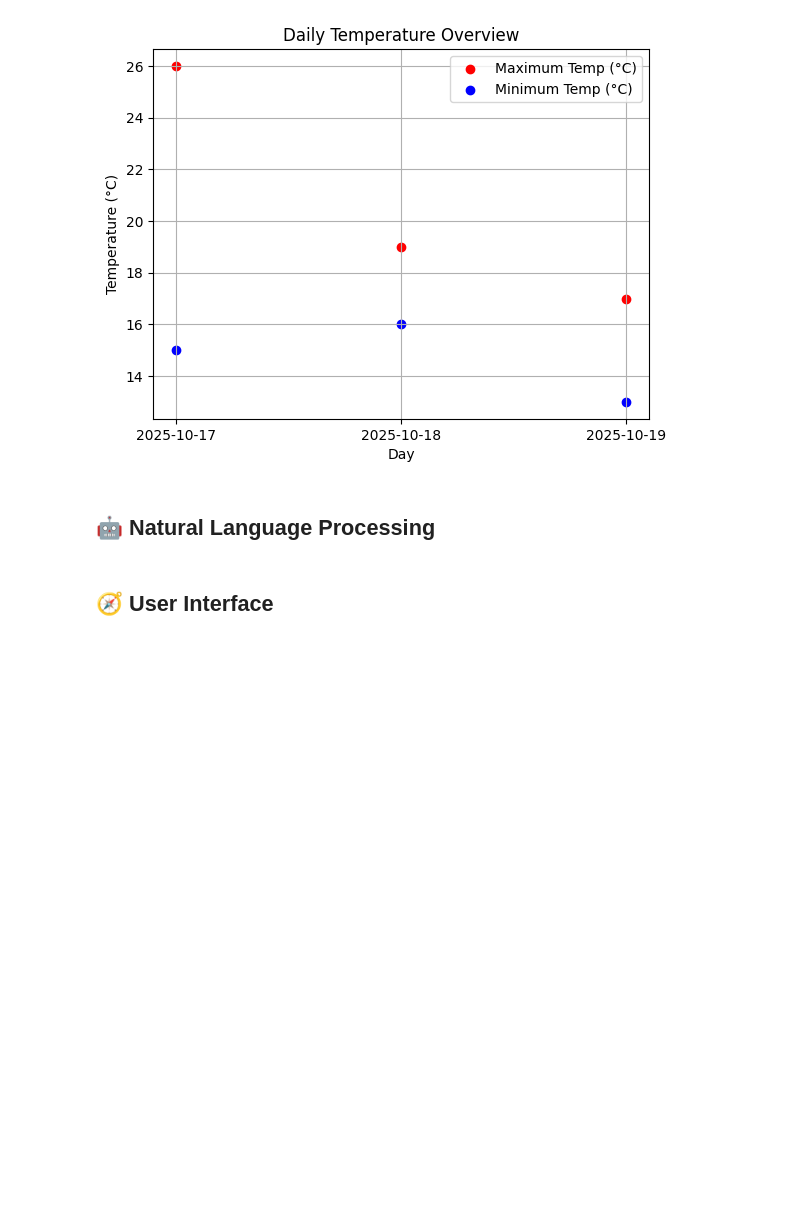
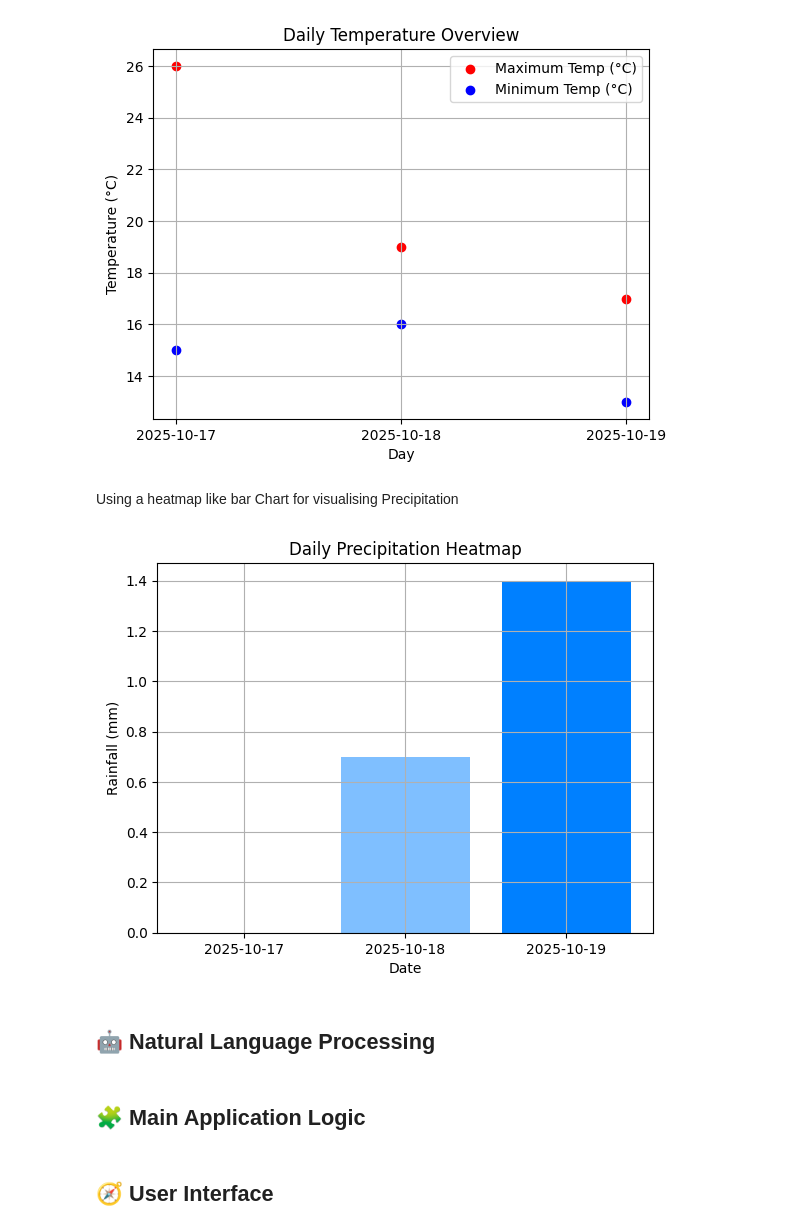
Before and after one commit to MayankMV2/weatherise-Mayank-verma, a Jupyter notebook: starter_notebook.ipynb, the cells around one changed output. Drawn from its saved outputs; the diff is of its cells as text; code cells hidden in the pictures; blank space fills up the shorter version.

Commit message:
added main logic

```diff
--- a/starter_notebook.ipynb
+++ b/starter_notebook.ipynb
@@ -86,5 +88,28 @@ data = get_weather_data("Perth",3)
 create_temperature_visualisation(data)
 # %% [output]
 [figure]
+# %% [markdown]
+Using a heatmap like bar Chart for visualising Precipitation
+# %%
+def create_precipitation_visualisation(weather_data, output_type='display'):
+    days = [day['date'] for day in weather_data['weather']]
+    values = [sum(float(h['precipMM']) for h in day['hourly']) for day in weather_data['weather']]
+    max_val = max(values) if values else 1
+    colors = [(0, 0.5, 1, val/max_val) for val in values]  # RGBA
+
+    fig, ax = plt.subplots()
+    ax.bar(days, values, color=colors)
+    ax.set_title("Daily Precipitation Heatmap")
+    ax.set_xlabel("Date")
+    ax.set_ylabel("Rainfall (mm)")
+    plt.grid(True)
+
+    if output_type == 'figure':
+        return fig
+    else:
+        plt.show(block=False)
+        plt.pause(0.001)
+# %% [output]
+[figure, added]
 # %% [markdown]
 ## 🤖 Natural Language Processing
@@ -103,0 +144,2 @@ def parse_weather_question(question):
+# %% [markdown]
+## 🧩 Main Application Logic
```
Also changed, not shown: parts of 7 cells of this notebook.
